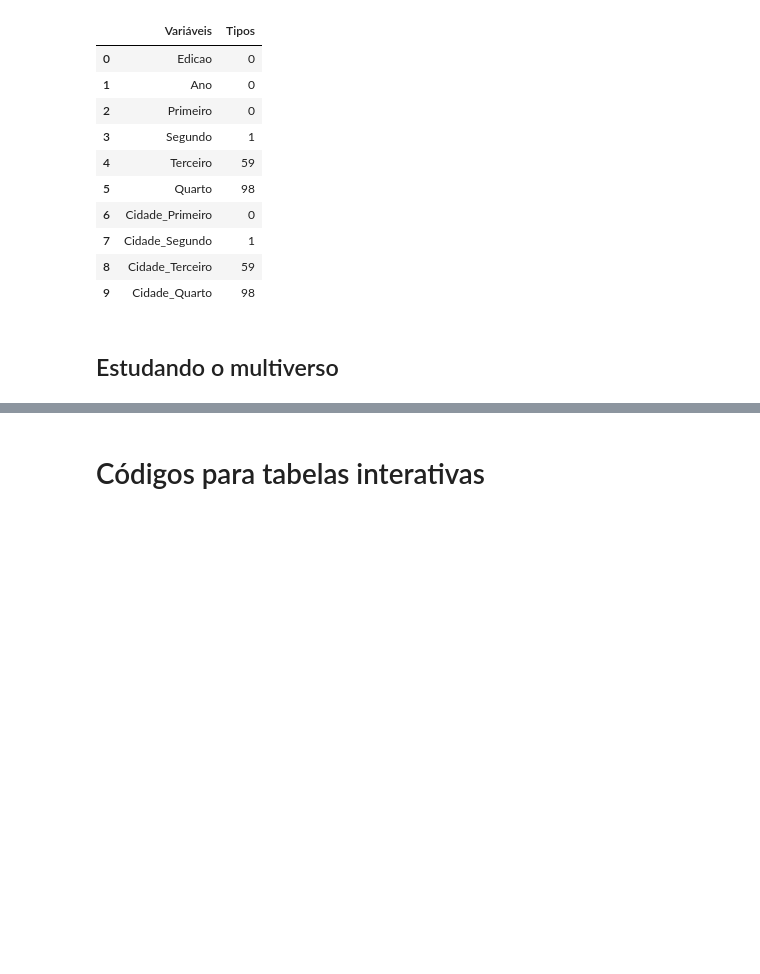
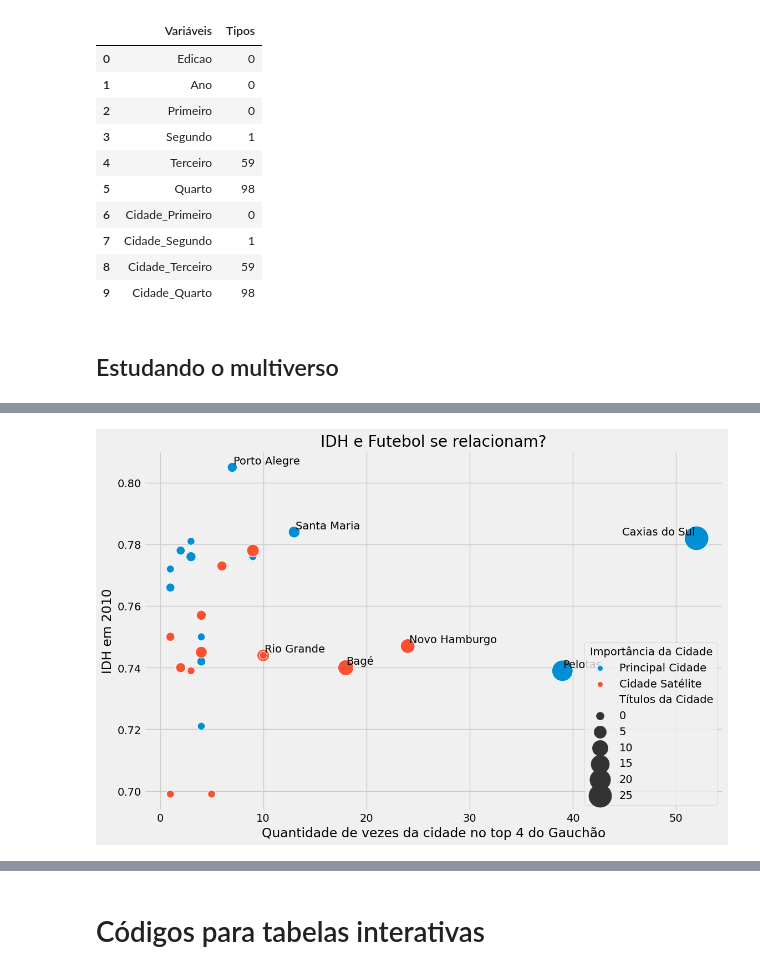
Before and after one commit to VitorBSP/Multiverso_greNAL, a Jupyter notebook: analise.ipynb, the cells around one changed output, grey strips where cells are left out. Cells and saved outputs as stored; diff of their text form; code cells hidden in the pictures; blank space fills up the shorter version.

```diff
--- a/analise.ipynb
+++ b/analise.ipynb
@@ -464,0 +445,11 @@ times.sort_values(by='Fundacao', ignore_index=True).head(15)
+# %%
+vice_multiverso_cidade = multiverso_campeonatos.groupby(['Cidade_Segundo']).size().to_frame().reset_index(level=0).rename(columns={0: 'Quantidade', 'Cidade_Segundo' : 'Cidades'})
+# %%
+multiverso_city_counter = Counter(multiverso_campeonatos['Cidade_Primeiro'])
+multiverso_city_counter.update(multiverso_campeonatos['Cidade_Segundo'])
+multiverso_city_counter.update(multiverso_campeonatos['Cidade_Terceiro'])
+multiverso_city_counter.update(multiverso_campeonatos['Cidade_Quarto'])
+del multiverso_city_counter[np.nan]
+top4_multiverso_cidade = pd.DataFrame.from_dict(dict(multiverso_city_counter), orient='index').reset_index(level=0).\
+    rename(columns={'index' : 'Cidades', 0 : 'Vezes_top_4'}).sort_values(by=['Vezes_top_4'], ascending=False, ignore_index = True)
+top4_multiverso_cidade.head(5)
@@ -464,0 +463,14 @@ times.sort_values(by='Fundacao', ignore_index=True).head(15)
+# %%
+cidades =  cidades.merge(top4_multiverso_cidade, how='left', left_on='Cidade', right_on = "Cidades").drop(columns=['Cidades']).rename(columns={'Vezes_top_4_y' : 'Vezes_top_4_Multiverso'}).\
+    merge(vice_multiverso_cidade, how='left', left_on='Cidade', right_on = "Cidades").drop(columns=['Cidades']).rename(columns={'Quantidade' : 'Quantidade_Segundo_Multiverso'}).\
+    merge(titulos_multiverso_cidade, how='left', left_on='Cidade', right_on = "Cidades").drop(columns=['Cidades']).rename(columns={'Quantidade' : 'Quantidade_Primeiro_Multiverso'})
+# %%
+cidades['Quantidade_Primeiro_Multiverso'] = cidades['Quantidade_Primeiro_Multiverso'].map({np.nan : 0}).fillna(cidades['Quantidade_Primeiro_Multiverso'])
+cidades['Quantidade_Segundo_Multiverso'] = cidades['Quantidade_Segundo_Multiverso'].map({np.nan : 0}).fillna(cidades['Quantidade_Segundo_Multiverso'])
+cidades['Vezes_top_4_Multiverso'] = cidades['Vezes_top_4_Multiverso'].map({np.nan : 0}).fillna(cidades['Vezes_top_4_Multiverso'])
+# %%
+graphics_point(cidades, 'Vezes_top_4_Multiverso', 'IDH_2010', 'Quantidade_Primeiro_Multiverso', 'Cidade', 'Principal_Micro', 'IDH e Futebol se relacionam?',
+                'Quantidade de vezes da cidade no top 4 do Gauchão', 'IDH em 2010', 'Títulos da Cidade', 'Importância da Cidade',
+                ['Porto Alegre', 'Pelotas', 'Caxias do Sul', 'Bagé', 'Rio Grande', 'Santa Maria', 'Novo Hamburgo'] )
+# %% [output]
+[figure, added]
```
Also changed, not shown: parts of 23 cells of this notebook.
